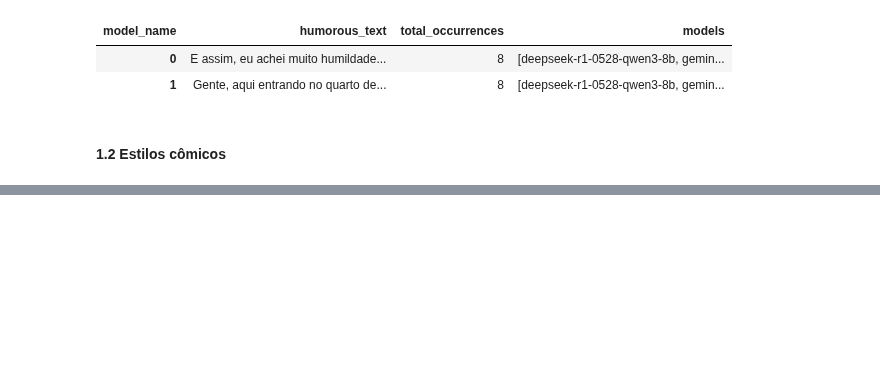
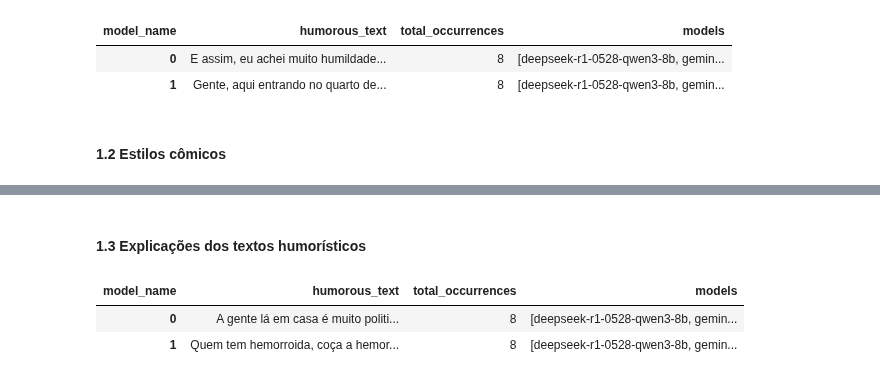
Before and after one commit to llm-pt-ibm/brazilian_northeast_humor_benchmark, a Jupyter notebook: results_exploration.ipynb, the cells around one changed output, grey strips where cells are left out. Saved outputs shown, nothing was run; the diff lists cells and outputs as text; code cells hidden in the pictures; blank space fills up the shorter version.

```diff
--- a/results_exploration.ipynb
+++ b/results_exploration.ipynb
@@ -243,8 +235,8 @@ missing = required_cols - set(punchlines_results_df.columns)
 if missing:
     raise ValueError(f"Missing expected columns in data: {missing}")
 
-def get_repeated_texts(df, dice_threshold, comparison_op, min_repeats=4):
-    df_filtered = df[comparison_op(df["dice_similarity"], dice_threshold)].copy()
+def get_common_texts(df, column_name, threshold, comparison_op, min_repeats=4):
+    df_filtered = df[comparison_op(df[column_name], threshold)].copy()
     df_filtered["humorous_text"] = df_filtered["humorous_text"].astype(str).str.strip()
 
     counts_per_model = (
@@ -266,5 +258,5 @@ def get_repeated_texts(df, dice_threshold, comparison_op, min_repeats=4):
     )
     return repeated_texts_df[["humorous_text", "total_occurrences", "models"]].reset_index(drop=True)
 
-punchlines_worse_results_df = get_repeated_texts(punchlines_results_df, 0.4, operator.le, min_repeats=4)
-punchlines_better_results_df = get_repeated_texts(punchlines_results_df, 0.6, operator.ge, min_repeats=4)
+punchlines_worse_results_df = get_common_texts(punchlines_results_df, 'dice_similarity', WORSE_PUNCHLINES_THRESHOLD, operator.le, min_repeats=MIN_MODELS_REPEATS)
+punchlines_better_results_df = get_common_texts(punchlines_results_df, 'dice_similarity', BETTER_PUNCHLINES_THRESHOLD, operator.ge, min_repeats=MIN_MODELS_REPEATS)
@@ -352,0 +328,30 @@ common_correct_df
+# %% [markdown]
+#### 1.3 Explicações dos textos humorísticos
+# %%
+json_path = './evaluation/individual_metrics.json'
+with open(json_path, 'r', encoding='utf-8') as f:
+    data = json.load(f)
+
+rows = []
+for model_key, content in data.items():
+    for punchline in content.get("texts_explanations", []):
+        row = {"source_model_key": model_key}
+        row.update(punchline)
+        rows.append(row)
+
+explanations_results_df = pd.DataFrame(rows)
+explanations_results_df['agreement_level'] = explanations_results_df['judge_model_results'].apply(lambda results: int(results['nivel_concordancia']))
+# %%
+required_cols = {"agreement_level", "humorous_text", "model_name"}
+missing = required_cols - set(explanations_results_df.columns)
+if missing:
+    raise ValueError(f"Missing expected columns in data: {missing}")
+
+explanations_worse_results_df = get_common_texts(explanations_results_df, 'agreement_level', WORSE_EXPLANATIONS_THRESHOLD, operator.le, min_repeats=MIN_MODELS_REPEATS)
+explanations_better_results_df = get_common_texts(explanations_results_df, 'agreement_level', BETTER_EXPLANATIONS_THRESHOLD, operator.ge, min_repeats=MIN_MODELS_REPEATS)
+# %%
+explanations_worse_results_df.head(2)
+# %% [output]
+| model_name | humorous_text | total_occurrences | models |
+| 0 | A gente lá em casa é muito politi... | 8 | [deepseek-r1-0528-qwen3-8b, gemin... |
+| 1 | Quem tem hemorroida, coça a hemor... | 8 | [deepseek-r1-0528-qwen3-8b, gemin... |
```
Also changed, not shown: parts of 8 cells of this notebook, 1 other file.
